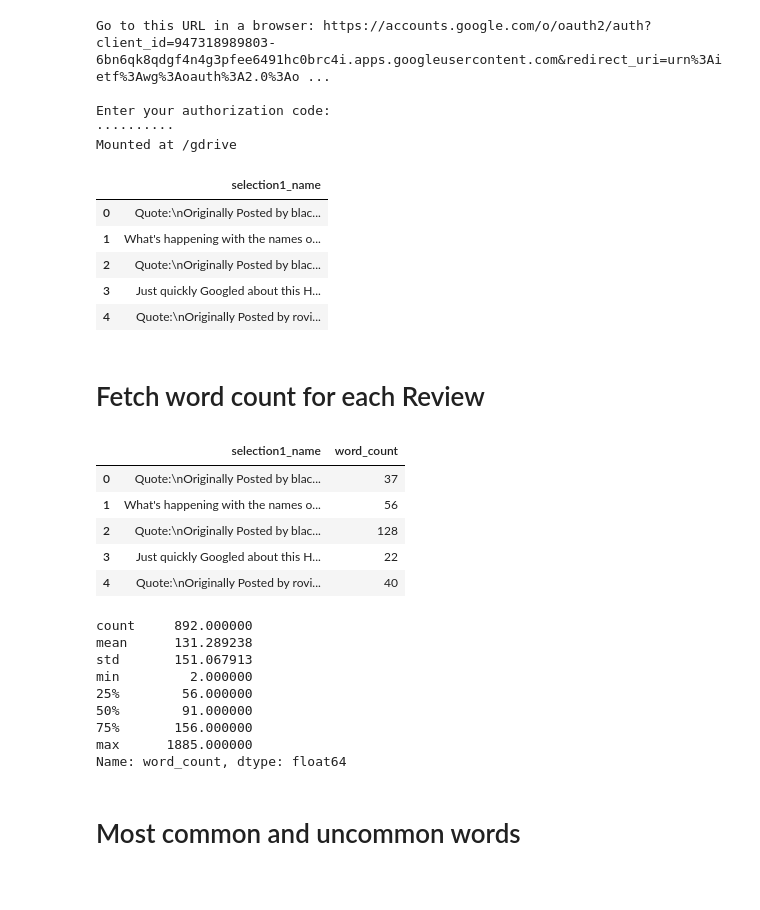
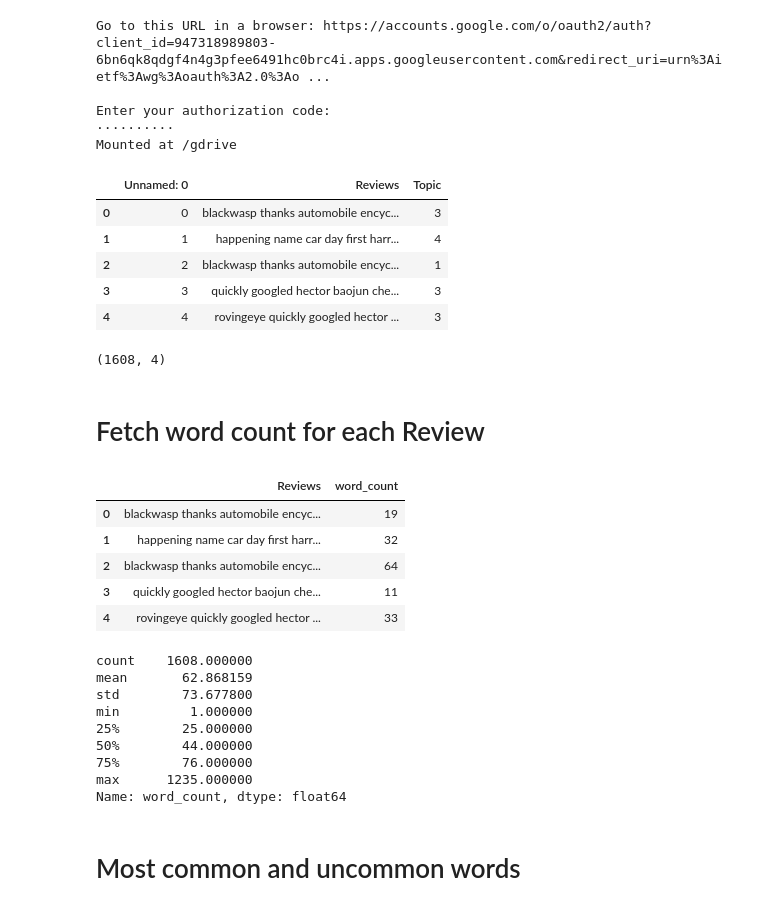
Before and after one commit to sudeepmathew/Voice-Of-Customer, a Jupyter notebook: Ngram_Analysis_and_Visualization.ipynb, the cells around one changed output. Cells and saved outputs as stored; diff of their text form; code cells hidden in the pictures.

```diff
--- a/Ngram_Analysis_and_Visualization.ipynb
+++ b/Ngram_Analysis_and_Visualization.ipynb
@@ -20,41 +20,45 @@ import matplotlib.pyplot as plt
 import seaborn as sns
 %matplotlib inline
 # %%
-data = pd.read_csv("/gdrive/My Drive/MGHectorComments.csv")
+data = pd.read_csv("/gdrive/My Drive/all_file.csv")
 # %%
 data.head()
 # %% [output]
-|  | selection1_name |
-| 0 | Quote:\nOriginally Posted by blac... |
-| 1 | What's happening with the names o... |
-| 2 | Quote:\nOriginally Posted by blac... |
-| 3 | Just quickly Googled about this H... |
-| 4 | Quote:\nOriginally Posted by rovi... |
+|  | Unnamed: 0 | Reviews | Topic |
+| 0 | 0 | blackwasp thanks automobile encyc... | 3 |
+| 1 | 1 | happening name car day first harr... | 4 |
+| 2 | 2 | blackwasp thanks automobile encyc... | 1 |
+| 3 | 3 | quickly googled hector baojun che... | 3 |
+| 4 | 4 | rovingeye quickly googled hector ... | 3 |
+# %%
+data.shape
+# %% [output]
+(1608, 4)
 # %% [markdown]
 # Fetch word count for each Review
 # %%
 #Fetch wordcount for each abstract
-data['word_count'] = data['selection1_name'].apply(lambda x: len(str(x).split(" ")))
-data[['selection1_name','word_count']].head()
+data['word_count'] = data['Reviews'].apply(lambda x: len(str(x).split(" ")))
+data[['Reviews','word_count']].head()
 # %% [output]
-|  | selection1_name | word_count |
-| 0 | Quote:\nOriginally Posted by blac... | 37 |
-| 1 | What's happening with the names o... | 56 |
-| 2 | Quote:\nOriginally Posted by blac... | 128 |
-| 3 | Just quickly Googled about this H... | 22 |
-| 4 | Quote:\nOriginally Posted by rovi... | 40 |
+|  | Reviews | word_count |
+| 0 | blackwasp thanks automobile encyc... | 19 |
+| 1 | happening name car day first harr... | 32 |
+| 2 | blackwasp thanks automobile encyc... | 64 |
+| 3 | quickly googled hector baojun che... | 11 |
+| 4 | rovingeye quickly googled hector ... | 33 |
 # %%
 ##Descriptive statistics of word counts
 data.word_count.describe()
 # %% [output]
-count     892.000000
-mean      131.289238
-std       151.067913
-min         2.000000
-25%        56.000000
-50%        91.000000
-75%       156.000000
-max      1885.000000
+count    1608.000000
+mean       62.868159
+std        73.677800
+min         1.000000
+25%        25.000000
+50%        44.000000
+75%        76.000000
+max      1235.000000
 Name: word_count, dtype: float64
 # %% [markdown]
 # Most common and uncommon words
```
Also changed, not shown: parts of 12 cells of this notebook.
